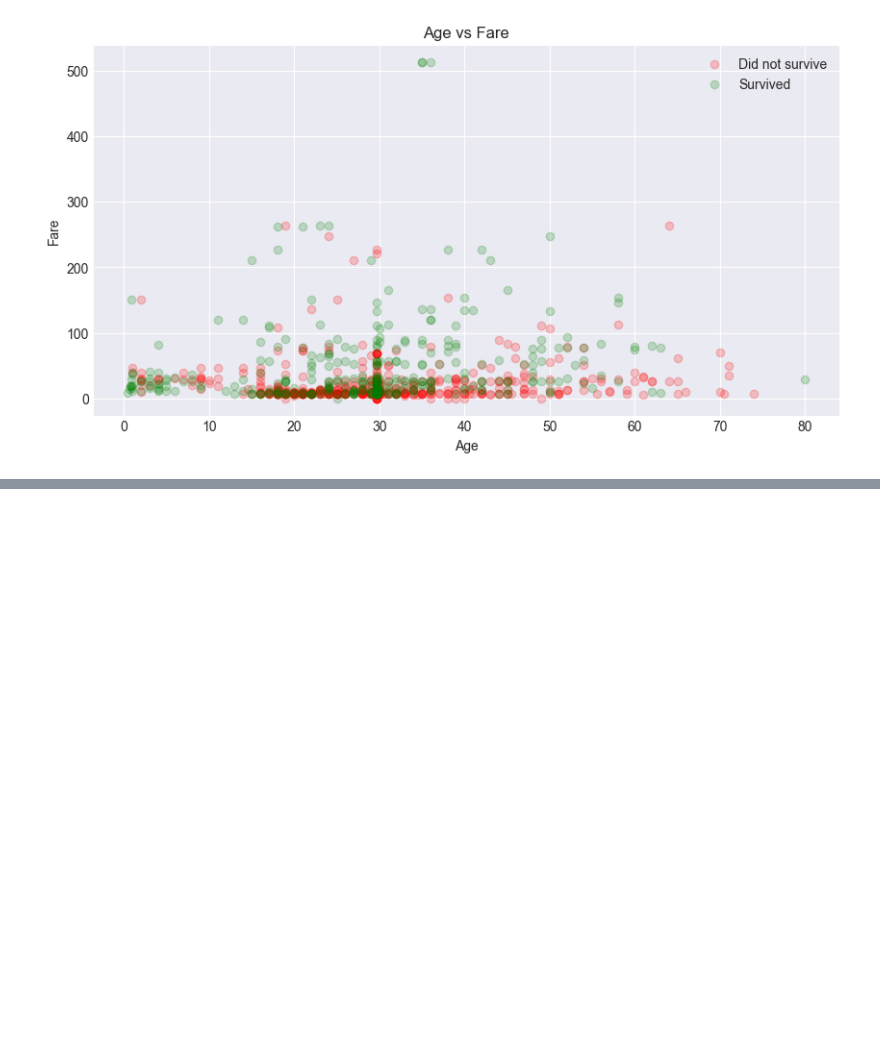
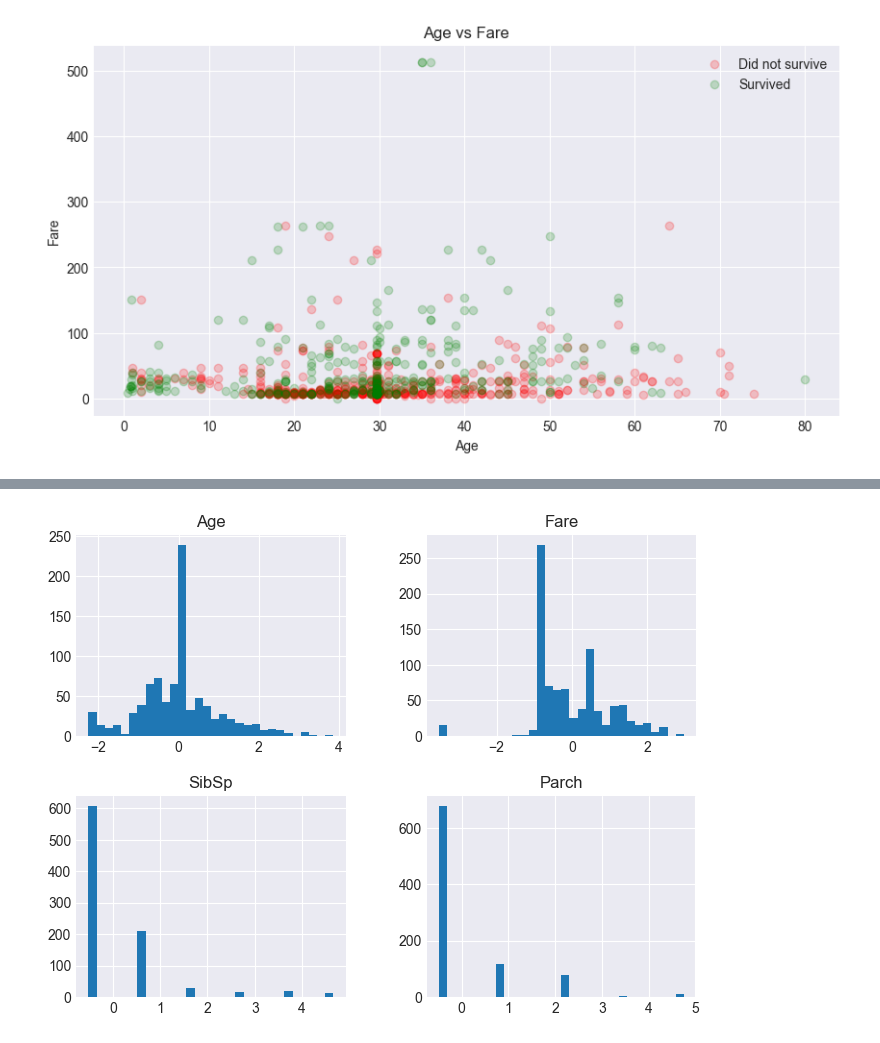
Before and after one commit to lopez-davcio/learning-journal, a Jupyter notebook: titanic-classification/titanic-analysis.ipynb, the cells around one changed output, grey strips where cells are left out. Cells and saved outputs as stored; diff of their text form; code cells hidden in the pictures; blank space fills up the shorter version.

Commit message:
implement preprocessor_v2 with clipping, standard scaling and power transforming

```diff
--- a/titanic-classification/titanic-analysis.ipynb
+++ b/titanic-classification/titanic-analysis.ipynb
@@ -546,0 +551,41 @@ The idea was to do a basic Eda first to transform the bare minimum for the basel
+# %%
+# sibsp feature transformer pipeline
+sibsp_transformer = Pipeline(steps=[
+    ('clip_sibsp', FunctionTransformer(lambda x: x.clip(upper=5), feature_names_out='one-to-one')),
+    ('standard', StandardScaler())
+])
+
+# parch feature transformer pipeline
+parch_transformer = Pipeline(steps=[
+    ('clip_parch', FunctionTransformer(lambda x: x.clip(upper=4), feature_names_out='one-to-one')),
+    ('standard', StandardScaler())
+])
+
+preprocessor_v2 = ColumnTransformer(
+    transformers=(
+        ('age', StandardScaler(), ['Age']),
+        ('fare', PowerTransformer(), ['Fare']),
+        ('sibsp', sibsp_transformer, ['SibSp']),
+        ('parch', parch_transformer, ['Parch'])
+    ),
+    remainder='passthrough',
+    verbose_feature_names_out=False,
+    n_jobs=-1
+)
+
+# set the output of each step as dataframe
+preprocessor_v2.set_output(transform='pandas');
+# %%
+transform_pipeline_v2 = Pipeline(steps=[
+    ('preprocessor', preprocessor),
+    ('preprocessor_v2', preprocessor_v2),
+    ])
+
+# transform data
+transformed_df_v2 = transform_pipeline_v2.fit_transform(X)
+
+# obtain column names
+transformed_df_v2.columns = transform_pipeline_v2.get_feature_names_out()
+
+# display transformed dataframe
+transformed_df_v2.head()
@@ -546,0 +599,5 @@ The idea was to do a basic Eda first to transform the bare minimum for the basel
+# %%
+# plot transformed features age, Fare, sibsp and parch
+transformed_df_v2.iloc[:,:4].hist(figsize=(8, 6), bins=30);
+# %% [output]
+[figure, added]
```
Also changed, not shown: parts of 5 cells of this notebook.
